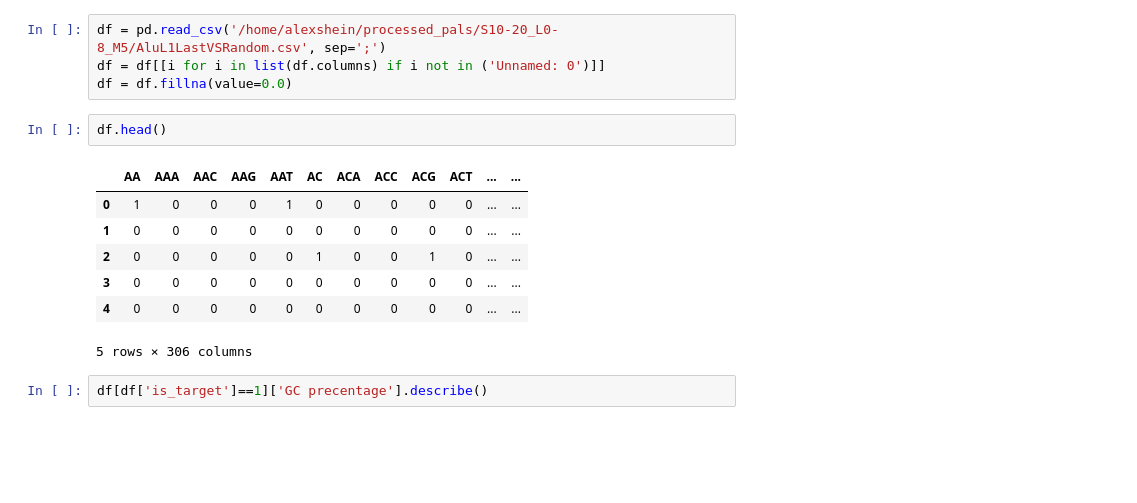
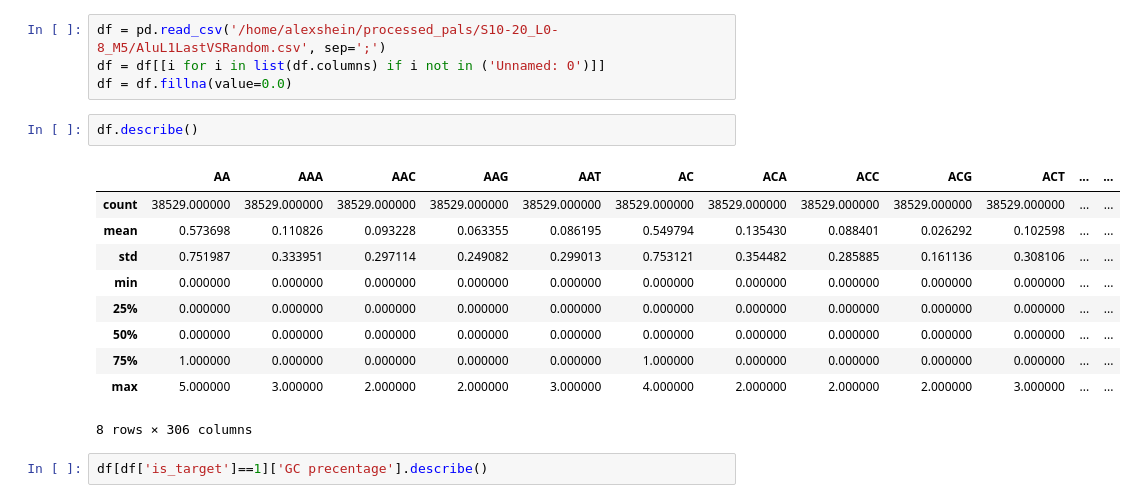
Before and after one commit to AlexShein/transposons, a Jupyter notebook: ipython/Non-sequence_based/ML_results_experiment_v2_Alu_L1_vs_random.ipynb, the cells around one changed output. Cells and saved outputs as stored; diff of their text form; blank space fills up the shorter version.

```diff
--- a/ipython/Non-sequence_based/ML_results_experiment_v2_Alu_L1_vs_random.ipynb
+++ b/ipython/Non-sequence_based/ML_results_experiment_v2_Alu_L1_vs_random.ipynb
@@ -22,15 +22,18 @@ df = pd.read_csv('/home/alexshein/processed_pals/S10-20_L0-8_M5/AluL1LastVSRando
 df = df[[i for i in list(df.columns) if i not in ('Unnamed: 0')]]
 df = df.fillna(value=0.0)
 # %%
-df.head()
+df.describe()
 # %% [output]
 |  | AA | AAA | AAC | AAG | AAT | AC | ACA | ACC | ACG | ACT | ... | ... |
-| 0 | 1 | 0 | 0 | 0 | 1 | 0 | 0 | 0 | 0 | 0 | ... | ... |
-| 1 | 0 | 0 | 0 | 0 | 0 | 0 | 0 | 0 | 0 | 0 | ... | ... |
-| 2 | 0 | 0 | 0 | 0 | 0 | 1 | 0 | 0 | 1 | 0 | ... | ... |
-| 3 | 0 | 0 | 0 | 0 | 0 | 0 | 0 | 0 | 0 | 0 | ... | ... |
-| 4 | 0 | 0 | 0 | 0 | 0 | 0 | 0 | 0 | 0 | 0 | ... | ... |
+| count | 38529.000000 | 38529.000000 | 38529.000000 | 38529.000000 | 38529.000000 | 38529.000000 | 38529.000000 | 38529.000000 | 38529.000000 | 38529.000000 | ... | ... |
+| mean | 0.573698 | 0.110826 | 0.093228 | 0.063355 | 0.086195 | 0.549794 | 0.135430 | 0.088401 | 0.026292 | 0.102598 | ... | ... |
+| std | 0.751987 | 0.333951 | 0.297114 | 0.249082 | 0.299013 | 0.753121 | 0.354482 | 0.285885 | 0.161136 | 0.308106 | ... | ... |
+| min | 0.000000 | 0.000000 | 0.000000 | 0.000000 | 0.000000 | 0.000000 | 0.000000 | 0.000000 | 0.000000 | 0.000000 | ... | ... |
+| 25% | 0.000000 | 0.000000 | 0.000000 | 0.000000 | 0.000000 | 0.000000 | 0.000000 | 0.000000 | 0.000000 | 0.000000 | ... | ... |
+| 50% | 0.000000 | 0.000000 | 0.000000 | 0.000000 | 0.000000 | 0.000000 | 0.000000 | 0.000000 | 0.000000 | 0.000000 | ... | ... |
+| 75% | 1.000000 | 0.000000 | 0.000000 | 0.000000 | 0.000000 | 1.000000 | 0.000000 | 0.000000 | 0.000000 | 0.000000 | ... | ... |
+| max | 5.000000 | 3.000000 | 2.000000 | 2.000000 | 3.000000 | 4.000000 | 2.000000 | 2.000000 | 2.000000 | 3.000000 | ... | ... |
-5 rows × 306 columns
+8 rows × 306 columns
 # %%
 df[df['is_target']==1]['GC precentage'].describe()
 # %% [output]
```
Also changed, not shown: parts of 4 cells of this notebook, 1 other file.
